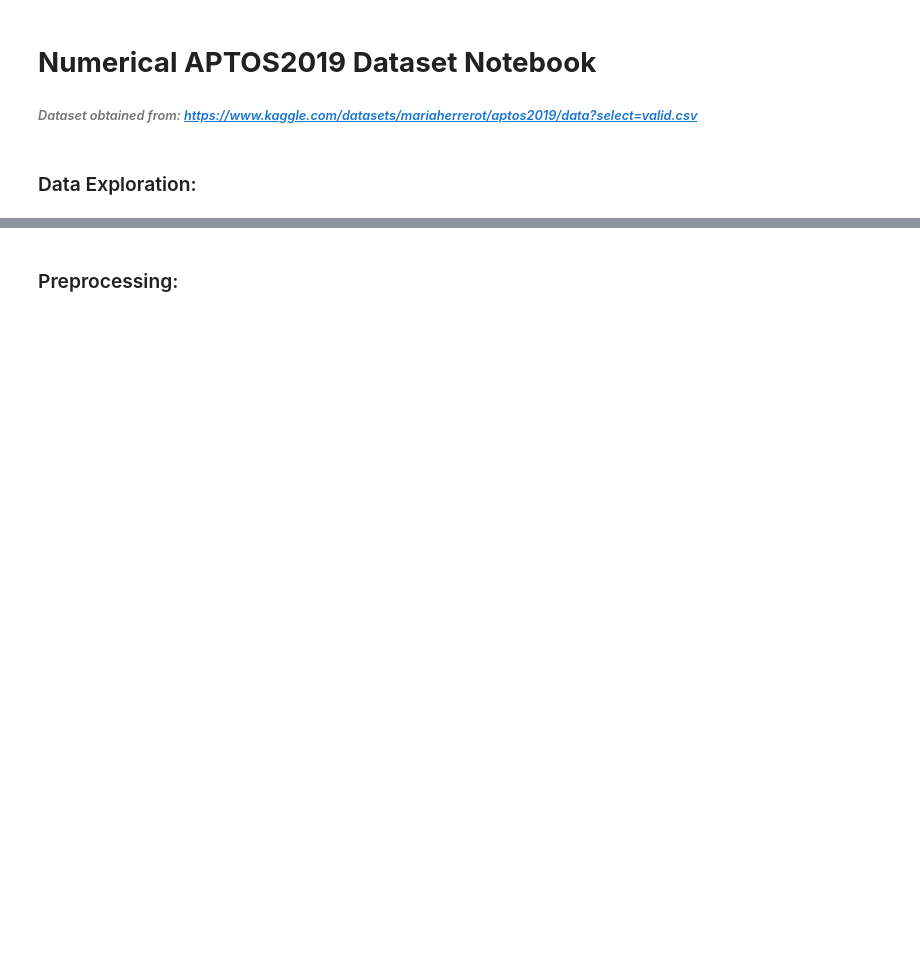
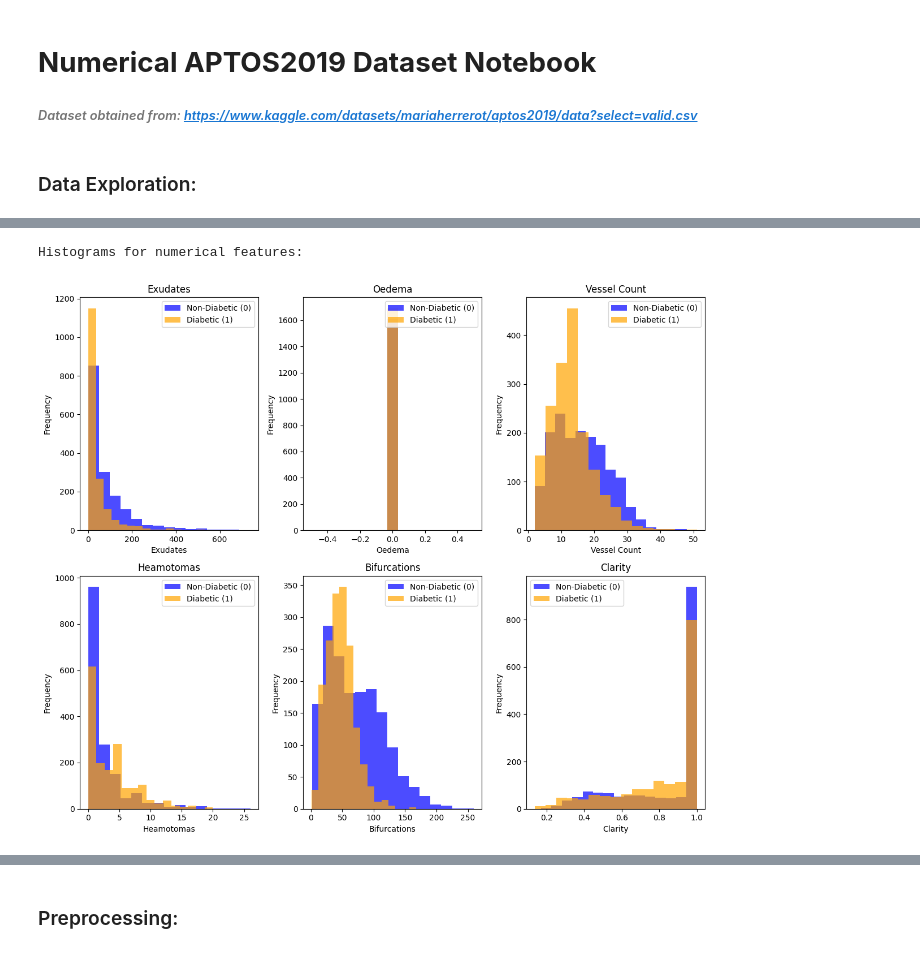
Before and after one commit to CaelynViljoen/ELEN4012A-Investigation-Project, a Jupyter notebook: Src/Training/NumericalData.ipynb, the cells around one changed output, grey strips where cells are left out. Drawn from its saved outputs; the diff is of its cells as text; code cells hidden in the pictures; blank space fills up the shorter version.

```diff
--- a/Src/Training/NumericalData.ipynb
+++ b/Src/Training/NumericalData.ipynb
@@ -59,31 +120,34 @@ plt.show()
 # %%
 # Plot histograms for each numerical feature, separating by 'Diabetes Status'
 print("\nHistograms for numerical features:")
 
 # List of numerical columns (excluding the target column 'Diabetes Status')
-numerical_columns = ['Exudates', 'Oedema', 'Vessel Count', 'Heamotomas']
+numerical_columns = ['Exudates', 'Oedema', 'Vessel Count', 'Heamotomas', 'Bifurcations', 'Clarity']
 
 # Create subplots
-fig, axes = plt.subplots(2, 2, figsize=(12, 10))
+fig, axes = plt.subplots(2, 3, figsize=(12, 10))
 axes = axes.flatten()
 
 # Loop through each numerical column and plot histograms for 'Diabetes Status = 0' and 'Diabetes Status = 1'
 for i, col in enumerate(numerical_columns):
     axes[i].hist(
         feature_extraction_df[feature_extraction_df['Diabetes Status'] == 0][col],
         bins=15, alpha=0.7, label='Non-Diabetic (0)', color='blue'
     )
     axes[i].hist(
         feature_extraction_df[feature_extraction_df['Diabetes Status'] == 1][col],
         bins=15, alpha=0.7, label='Diabetic (1)', color='orange'
     )
     axes[i].set_title(f'{col}')
     axes[i].set_xlabel(col)
     axes[i].set_ylabel('Frequency')
     axes[i].legend()
 
 plt.tight_layout()
 plt.show()
+# %% [output]
+Histograms for numerical features:
+[figure, added]
 # %%
 # Plot correlations between features
 print("\nCorrelation matrix:")
```
Also changed, not shown: parts of 87 cells of this notebook.
